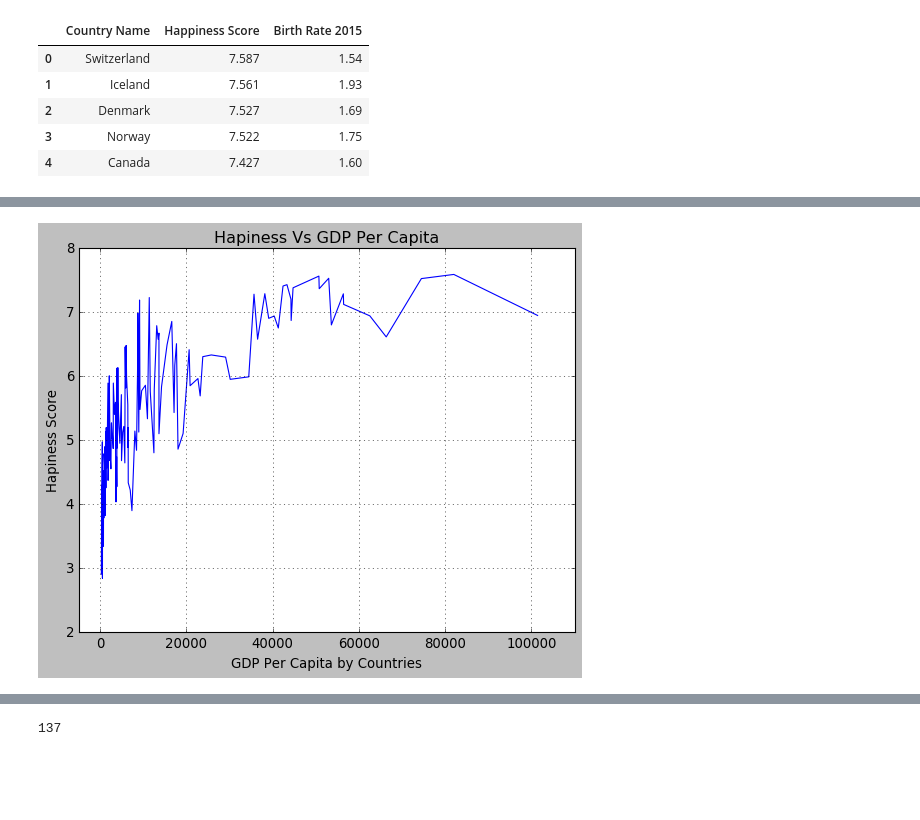
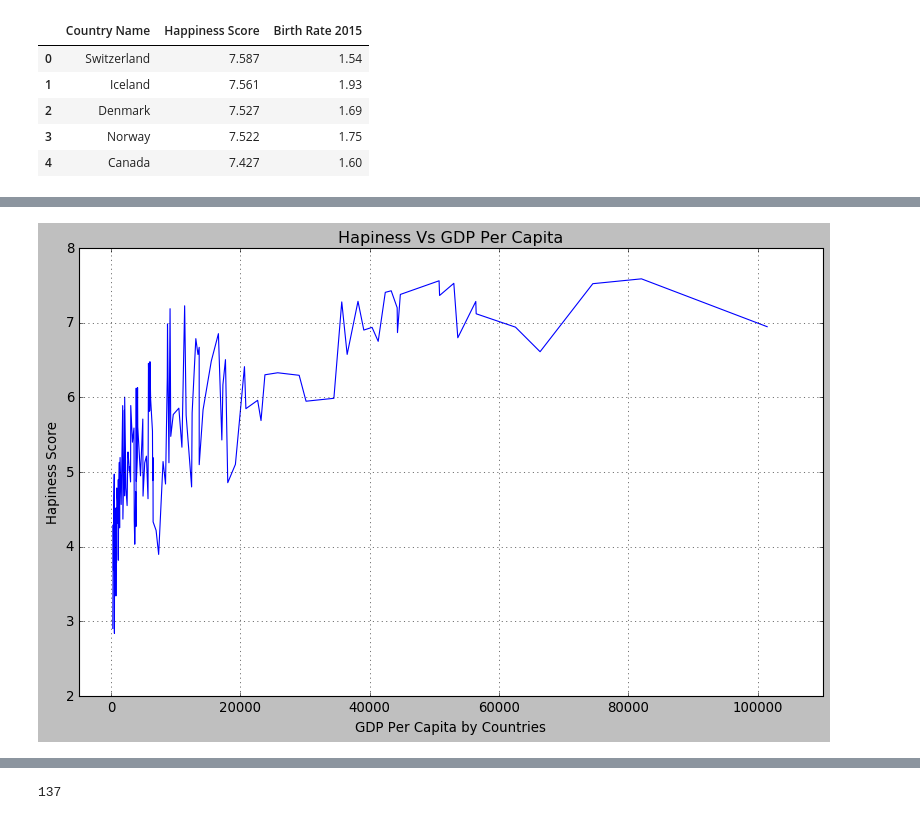
Before and after one commit to sinancengiz/World_Happiness, a Jupyter notebook: main.ipynb, the cells around one changed output, grey strips where cells are left out. Cells and saved outputs as stored; diff of their text form; code cells hidden in the pictures; blank space fills up the shorter version.

Commit message:
figure size changed for GDP per capita vs hapiness graft

```diff
--- a/main.ipynb
+++ b/main.ipynb
@@ -163,24 +135,26 @@ organised_df
 # %%
 #sytling the plot
 with plt.style.context(('classic')):
+    #Changing the size of the figure
+    plt.figure(figsize=(12, 7))
 #create line chart based on hapiness score and GDP per capita
     plt.plot(organised_df["GDP Per Capita 2015"], organised_df["Happiness Score"])
 #create a title
     plt.title("Hapiness Vs GDP Per Capita")
 #create a y label
     plt.ylabel("Hapiness Score")
 #create a x label
     plt.xlabel("GDP Per Capita by Countries")
 #create y and x labels
     plt.ylim(2, 8)
     plt.xlim(-5000, 110000)
 #create grids
     plt.grid()
 #save chart as png
     plt.savefig('Hapiness Vs GDP Per Capita.png')
     plt.show()
 # %% [output]
-[figure, old version]
+[figure, new version]
 # %%
 #sytling the plot
 with plt.style.context(('classic')):
```
Also changed, not shown: parts of 5 cells of this notebook, 1 other file.
